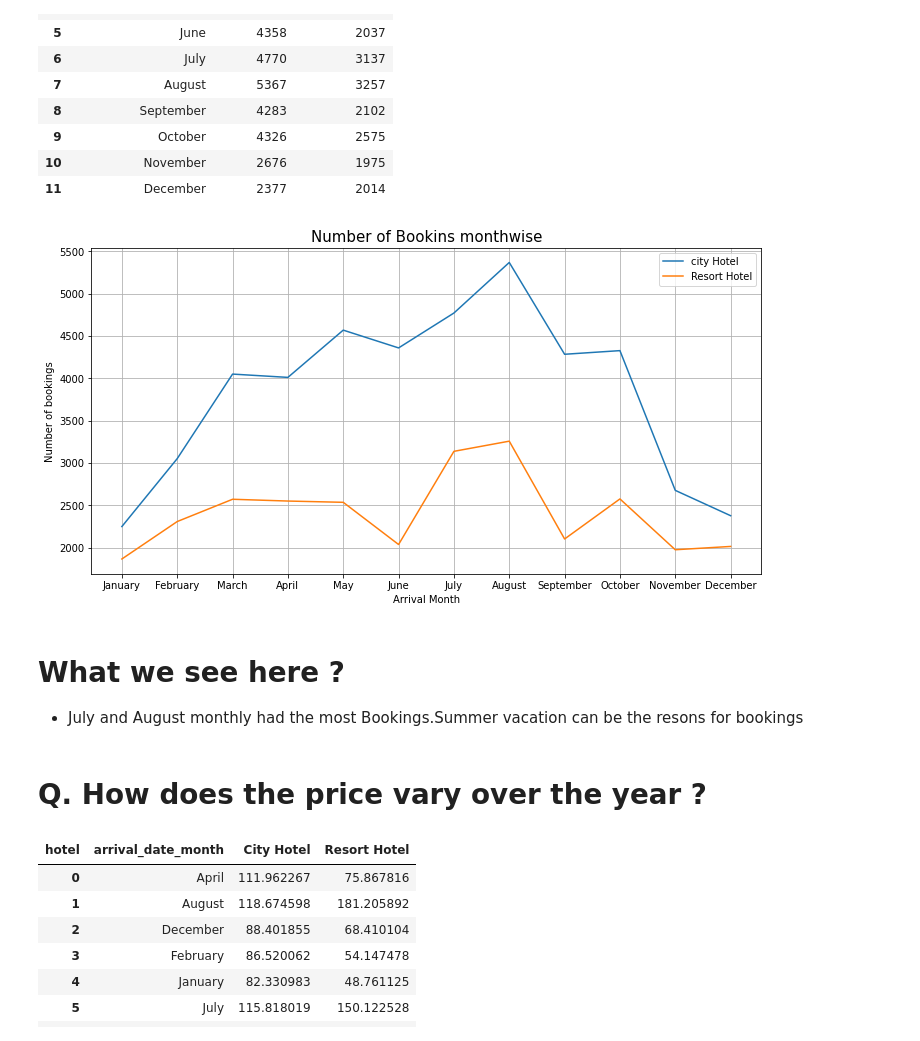
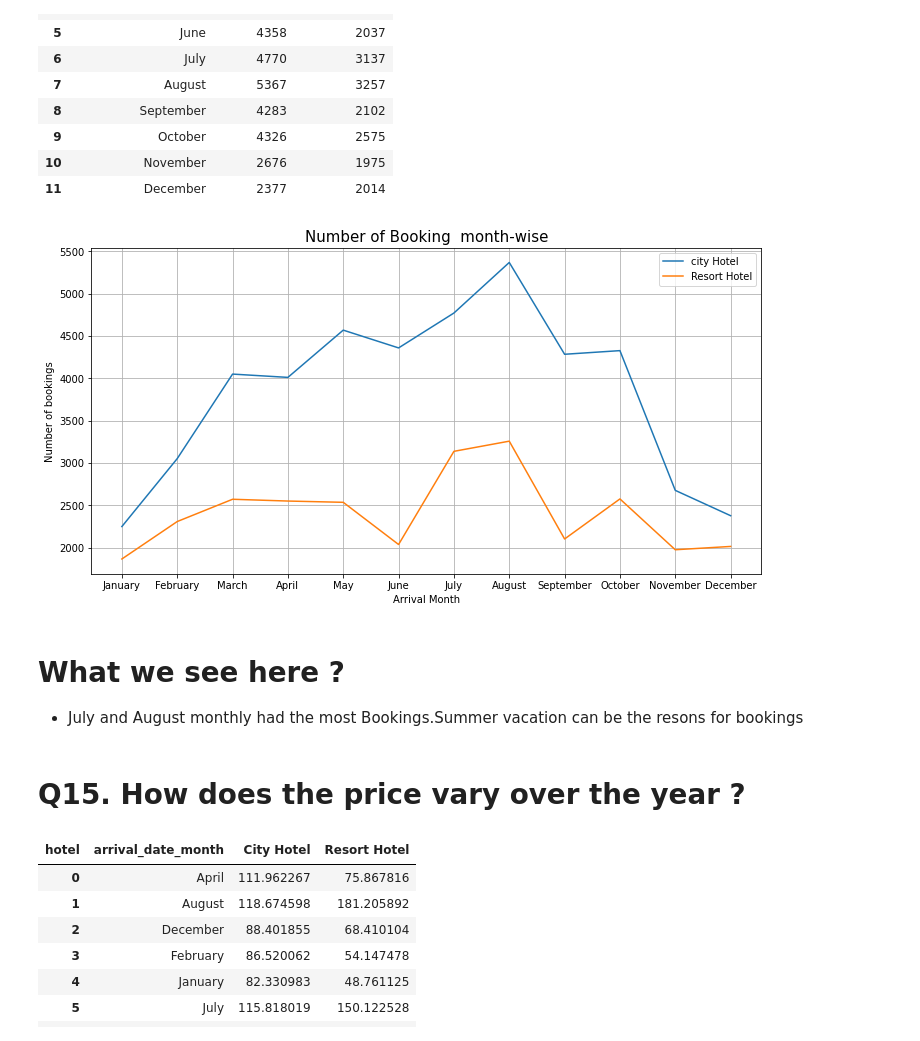
Before and after one commit to sachanneeraj/Hotels-Data-Analysis-EDA, a Jupyter notebook: Hotel_Booking_Analysis_Capstone_Project.ipynb, the cells around one changed output. Saved outputs shown, nothing was run; the diff lists cells and outputs as text; code cells hidden in the pictures.

```diff
--- a/Hotel_Booking_Analysis_Capstone_Project.ipynb
+++ b/Hotel_Booking_Analysis_Capstone_Project.ipynb
@@ -651,22 +608,22 @@ monthly_bookings
 # %%
 plt.figure(figsize=(12,6))
 sns.lineplot(x=monthly_bookings['arrival_date_month'], y=monthly_bookings['City Hotel'])
 sns.lineplot(x=monthly_bookings['arrival_date_month'], y=monthly_bookings['Resort Hotel'])
 plt.xlabel('Arrival Month')
 plt.ylabel('Number of bookings')
-plt.title("Number of Bookins monthwise",fontsize=15)
+plt.title("Number of Booking  month-wise",fontsize=15)
 plt.grid()
 plt.legend(labels=['city Hotel','Resort Hotel'])
 plt.show()
 # %% [output]
-[figure, old version]
+[figure, new version]
 # %% [markdown]
 # What we see here ?
 
 
 *  July and August monthly had the most Bookings.Summer vacation can be the resons for bookings
 # %% [markdown]
-# Q. How does the price vary over the year ?
+# Q15. How does the price vary over the year ?
 # %%
 mean_price = non_canceled.groupby(['arrival_date_month','hotel'])['adr'].mean().unstack().reset_index()
 mean_price
```
Also changed, not shown: parts of 25 cells of this notebook.
